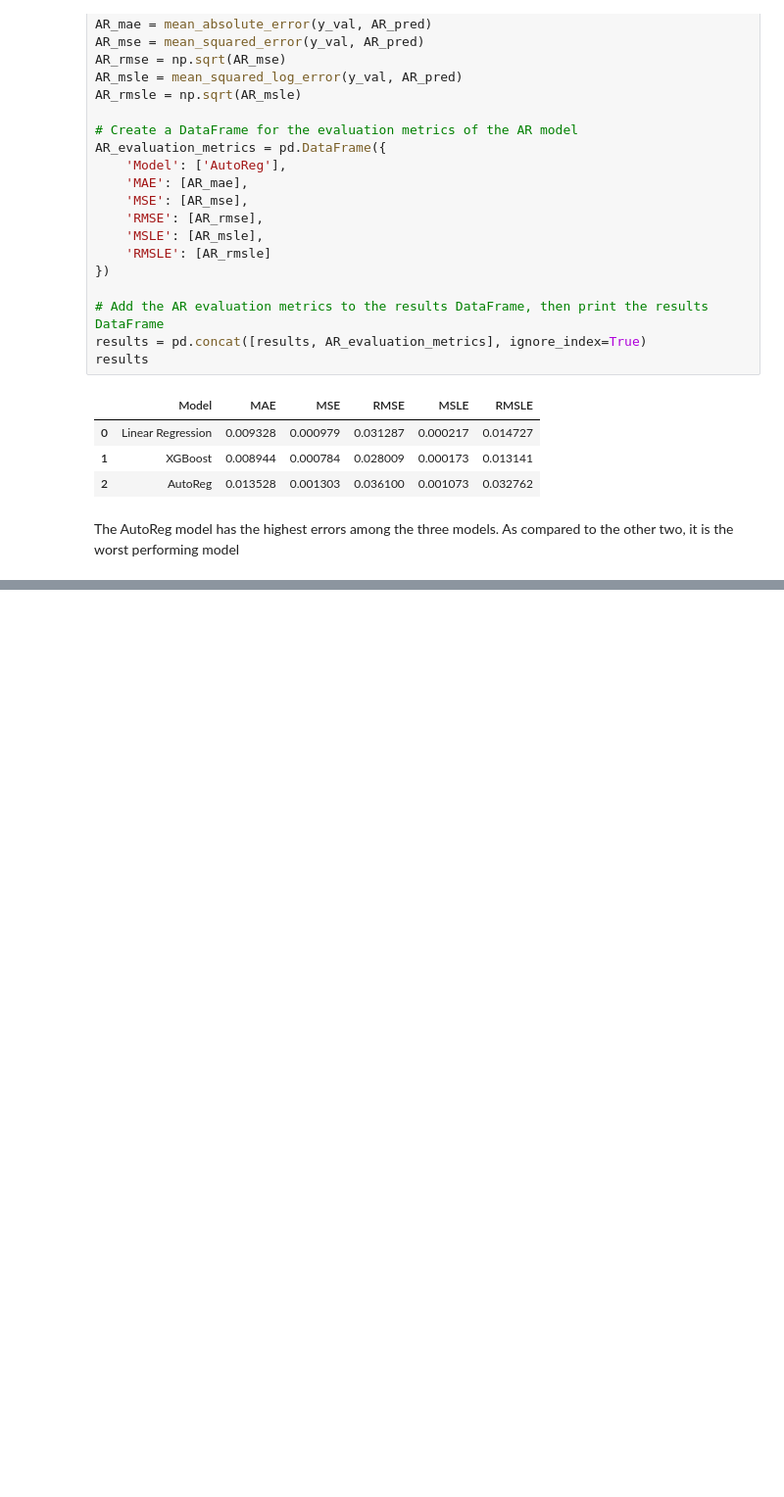
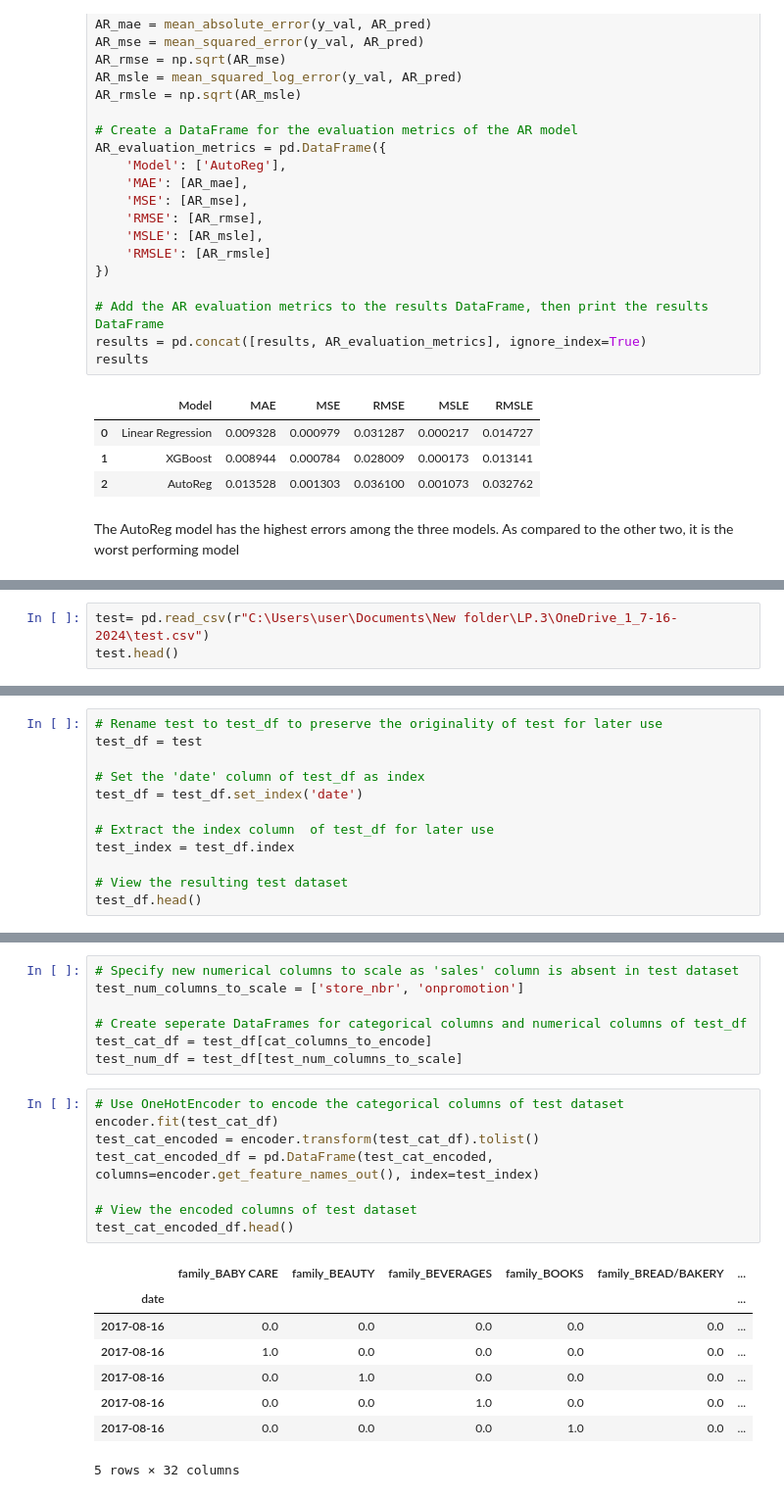
Before and after one commit to MelBushido/Regression-Analysis, a Jupyter notebook: Notebooks/regression.ipynb, the cells around one changed output, grey strips where cells are left out. Shown: that part at 98% size. Saved outputs shown, nothing was run; the diff lists cells and outputs as text; blank space fills up the shorter version.

```diff
--- a/Notebooks/regression.ipynb
+++ b/Notebooks/regression.ipynb
@@ -1257,0 +1295,3 @@ The AutoReg model has the highest errors among the three models. As compared to
+# %%
+test= pd.read_csv(r"C:\Users\user\Documents\New folder\LP.3\OneDrive_1_7-16-2024\test.csv")
+test.head()
@@ -1257,0 +1305,12 @@ The AutoReg model has the highest errors among the three models. As compared to
+# %%
+# Rename test to test_df to preserve the originality of test for later use
+test_df = test
+
+# Set the 'date' column of test_df as index
+test_df = test_df.set_index('date')
+
+# Extract the index column  of test_df for later use
+test_index = test_df.index
+
+# View the resulting test dataset
+test_df.head()
@@ -1257,0 +1325,24 @@ The AutoReg model has the highest errors among the three models. As compared to
+# %%
+# Specify new numerical columns to scale as 'sales' column is absent in test dataset
+test_num_columns_to_scale = ['store_nbr', 'onpromotion']
+
+# Create seperate DataFrames for categorical columns and numerical columns of test_df
+test_cat_df = test_df[cat_columns_to_encode]
+test_num_df = test_df[test_num_columns_to_scale]
+# %%
+# Use OneHotEncoder to encode the categorical columns of test dataset
+encoder.fit(test_cat_df)
+test_cat_encoded = encoder.transform(test_cat_df).tolist()
+test_cat_encoded_df = pd.DataFrame(test_cat_encoded, columns=encoder.get_feature_names_out(), index=test_index)
+
+# View the encoded columns of test dataset
+test_cat_encoded_df.head()
+# %% [output]
+|  | family_BABY CARE | family_BEAUTY | family_BEVERAGES | family_BOOKS | family_BREAD/BAKERY | ... |
+| date |  |  |  |  |  | ... |
+| 2017-08-16 | 0.0 | 0.0 | 0.0 | 0.0 | 0.0 | ... |
+| 2017-08-16 | 1.0 | 0.0 | 0.0 | 0.0 | 0.0 | ... |
+| 2017-08-16 | 0.0 | 1.0 | 0.0 | 0.0 | 0.0 | ... |
+| 2017-08-16 | 0.0 | 0.0 | 1.0 | 0.0 | 0.0 | ... |
+| 2017-08-16 | 0.0 | 0.0 | 0.0 | 1.0 | 0.0 | ... |
+5 rows × 32 columns
```
Also changed, not shown: parts of 18 cells of this notebook.
